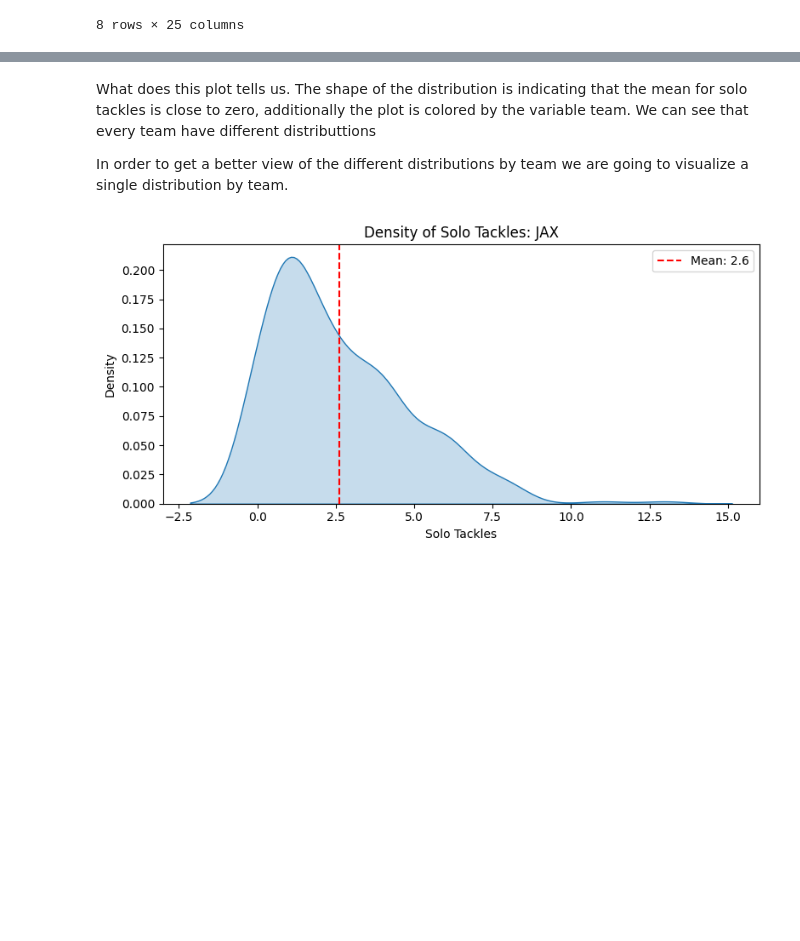
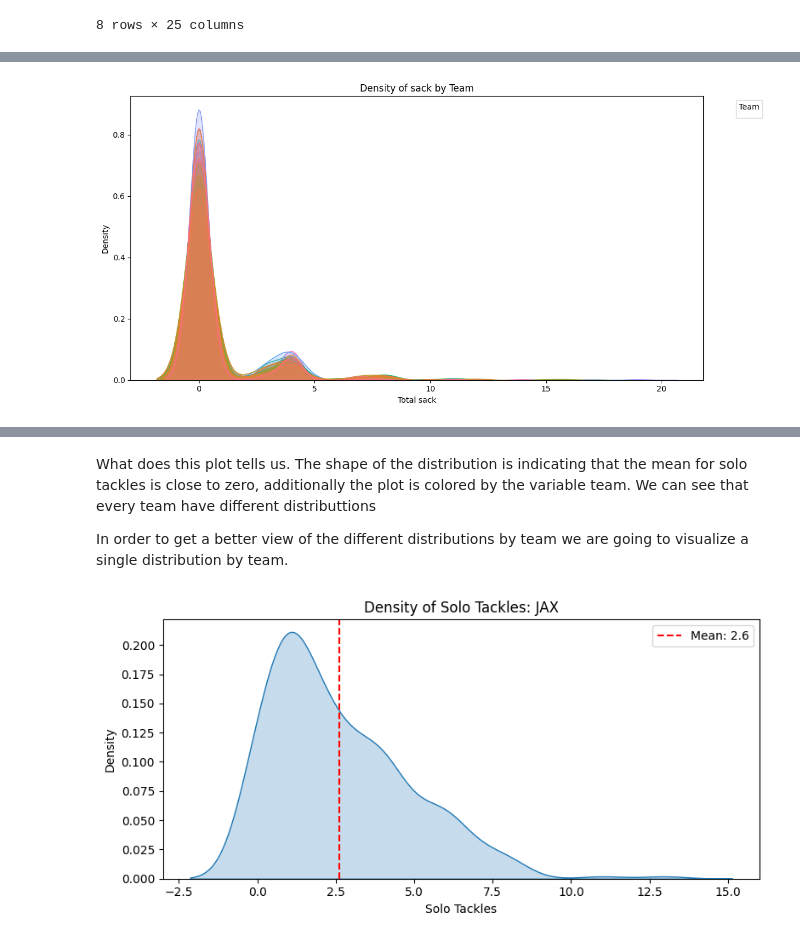
Before and after one commit to Ejaramillo1/nfl_ml_project, a Jupyter notebook: notebook/data/EDA_NFL.ipynb, the cells around one changed output, grey strips where cells are left out. Drawn from its saved outputs; the diff is of its cells as text; code cells hidden in the pictures; blank space fills up the shorter version.

```diff
--- a/notebook/data/EDA_NFL.ipynb
+++ b/notebook/data/EDA_NFL.ipynb
@@ -208,0 +246,19 @@ plt.show()
+# %%
+plt.figure(figsize=(12, 6))
+
+sns.kdeplot(
+    data=wdf_off_2024,
+    x='sack',
+    hue='team',
+    common_norm=False,
+    fill=True
+)
+
+plt.title('Density of sack by Team')
+plt.xlabel('Total sack')
+plt.ylabel('Density')
+plt.legend(title='Team', bbox_to_anchor=(1.05, 1), loc='upper left')
+plt.tight_layout()
+plt.show()
+# %% [output]
+[figure, added]
```
Also changed, not shown: parts of 12 cells of this notebook.
